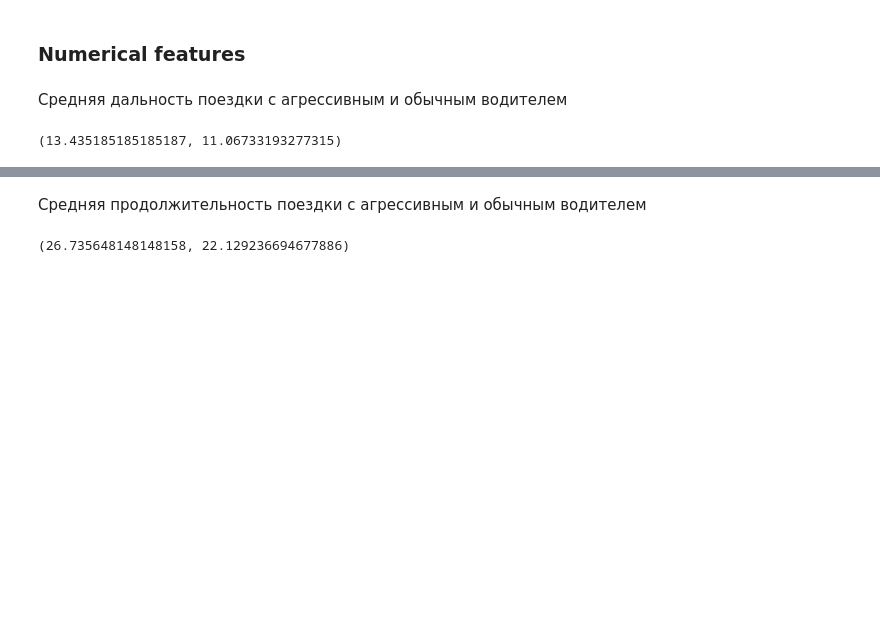
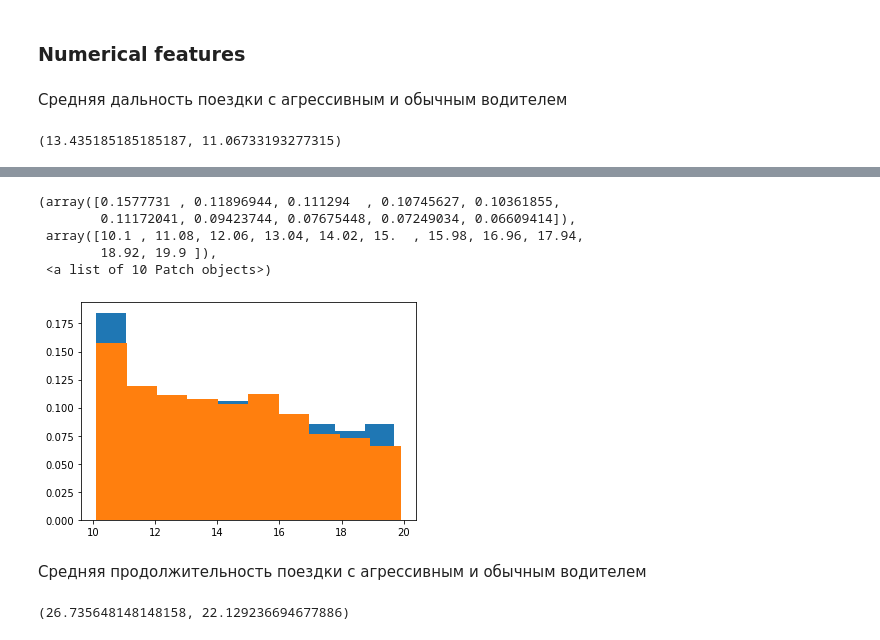
Before and after one commit to Egoluback/aiijc2021_transport, a Jupyter notebook: analysis&train.ipynb, the cells around one changed output, grey strips where cells are left out. Saved outputs shown, nothing was run; the diff lists cells and outputs as text; code cells hidden in the pictures; blank space fills up the shorter version.

```diff
--- a/analysis&train.ipynb
+++ b/analysis&train.ipynb
@@ -260,3 +285,16 @@ dataset_joined[dataset_joined.is_aggressive == True].distance.mean(), dataset_jo
+# %%
+data_hist_agg = dataset_joined[(dataset_joined.is_aggressive == True) & (dataset_joined.distance < 20) & (dataset_joined.distance > 10)].distance
+data_hist_noagg = dataset_joined[(dataset_joined.is_aggressive == False) & (dataset_joined.distance < 20) & (dataset_joined.distance > 10)].distance
+
+plt.hist(data_hist_agg, density = True)
+plt.hist(data_hist_noagg, density = True)
+# %% [output]
+(array([0.1577731 , 0.11896944, 0.111294  , 0.10745627, 0.10361855,
+        0.11172041, 0.09423744, 0.07675448, 0.07249034, 0.06609414]),
+ array([10.1 , 11.08, 12.06, 13.04, 14.02, 15.  , 15.98, 16.96, 17.94,
+        18.92, 19.9 ]),
+ <a list of 10 Patch objects>)
+[figure, added]
 # %% [markdown]
 Средняя продолжительность поездки с агрессивным и обычным водителем
 # %%
```
Also changed, not shown: parts of 20 cells of this notebook.
